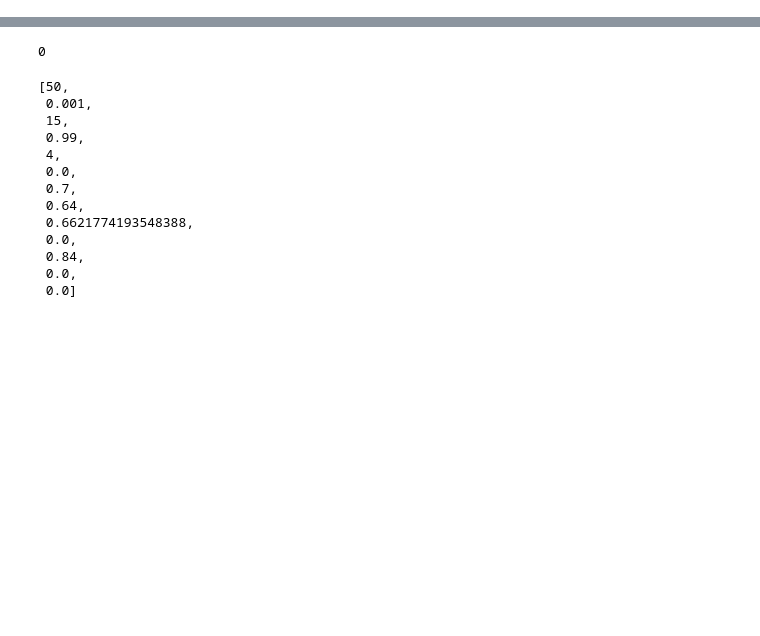
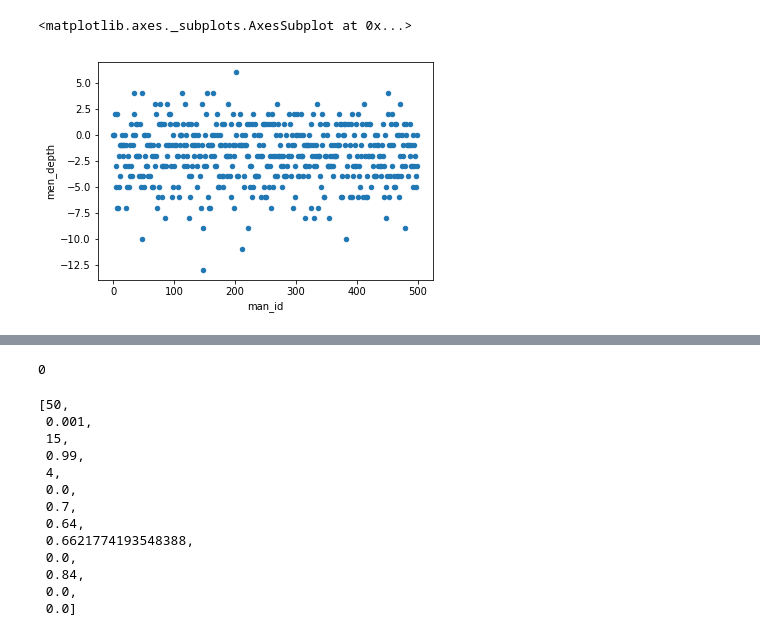
Before and after one commit to tgardnerh/MarketDesign, a Jupyter notebook: Manipulability Exploration.ipynb, the cells around one changed output, grey strips where cells are left out. Saved outputs shown, nothing was run; the diff lists cells and outputs as text; code cells hidden in the pictures; blank space fills up the shorter version.

```diff
--- a/Manipulability Exploration.ipynb
+++ b/Manipulability Exploration.ipynb
@@ -64,0 +176,18 @@ simulating achievability matrix for 100_40.0
+# %%
+list_depth = pd.DataFrame(men_long, columns=['Men'])
+def man_as_id(row):
+    return(row['Men'].id)
+def ranklist_depth(row):
+    man = row['Men']
+    manid = row['Men'].id
+    man_got = MoSm_long.get(man).id
+    #print(type(man_got))
+    man_got_rank = man.prefList.index(man_got)
+    return(man_got_rank - manid)
+list_depth['man_id'] = list_depth.apply(lambda row: man_as_id(row), axis=1)
+list_depth['men_depth'] =  list_depth.apply(lambda row: ranklist_depth(row), axis=1)
+
+list_depth.plot.scatter('man_id', 'men_depth')
+# %% [output]
+<matplotlib.axes._subplots.AxesSubplot at 0x...>
+[figure, added]
```
Also changed, not shown: parts of 4 cells of this notebook, 1 other file.
